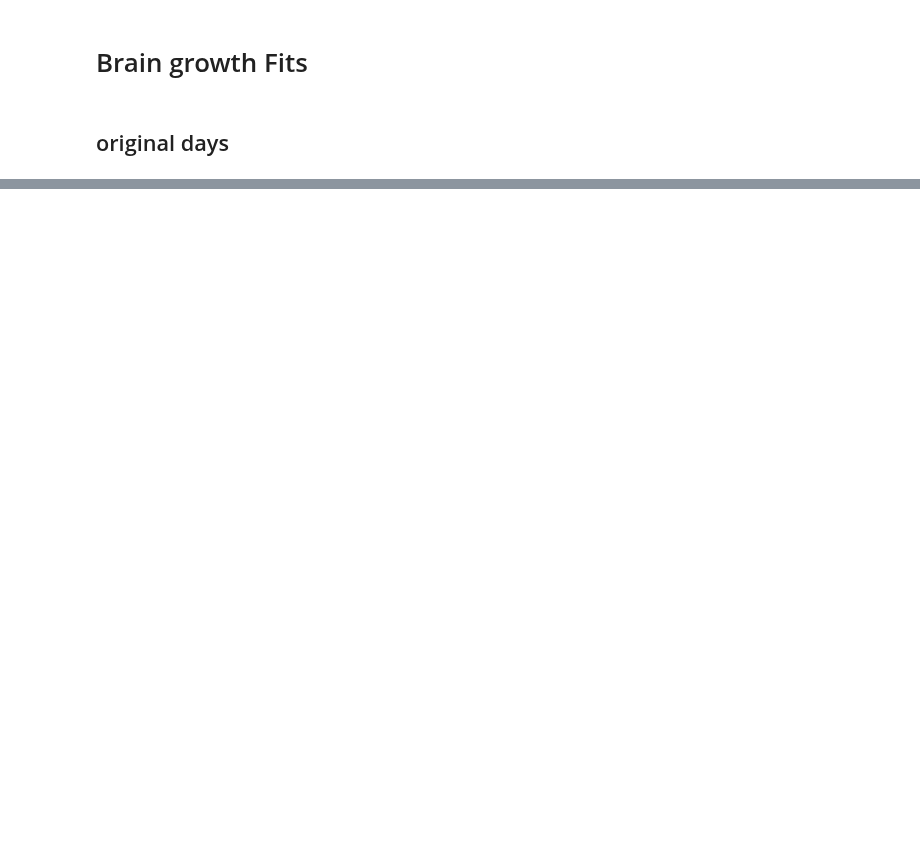
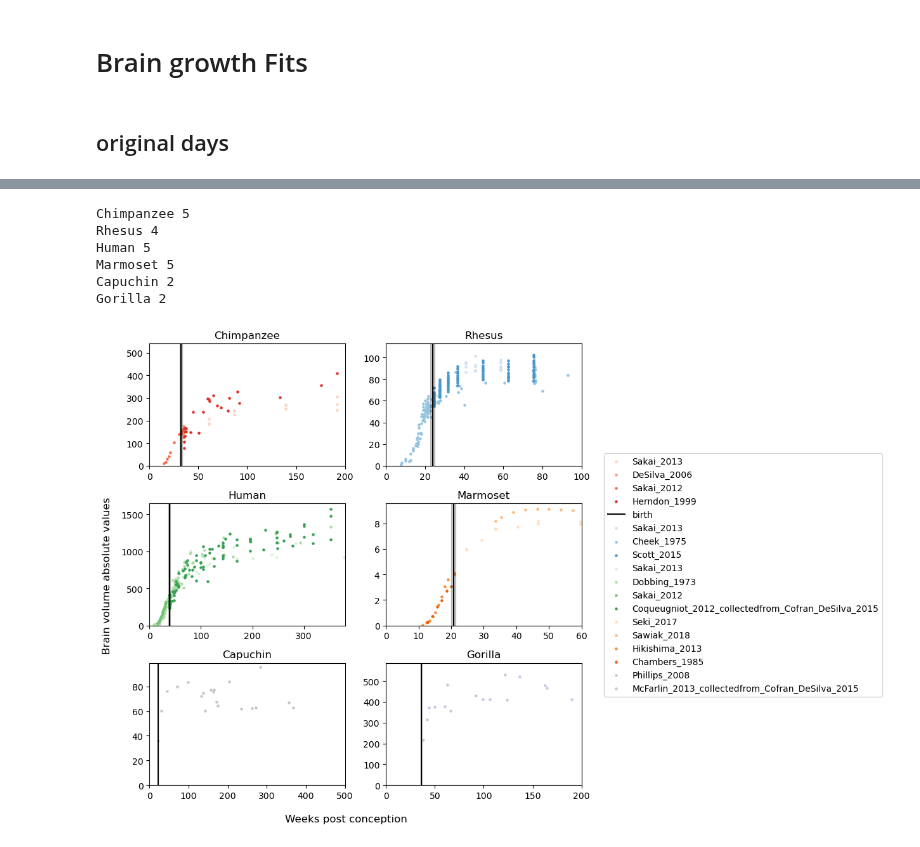
Before and after one commit to biagzi/altricial_brain_vocal_learning, a Jupyter notebook: code/Fig2A.ipynb, the cells around one changed output, grey strips where cells are left out. Saved outputs shown, nothing was run; the diff lists cells and outputs as text; code cells hidden in the pictures; blank space fills up the shorter version.

```diff
--- a/code/Fig2A.ipynb
+++ b/code/Fig2A.ipynb
@@ -114,0 +143,50 @@ Marmoset
+# %%
+FIT_VARIABLE = "weeks_post_conception"
+
+species_list = ['Chimpanzee', 'Rhesus', 'Human', 'Marmoset', 'Capuchin', 'Gorilla']
+i = 0
+j = 0
+fig, ax = plt.subplots(figsize = (8,8),nrows=3, ncols=2)
+
+for row in ax:
+    for col in row:
+        species = species_list[i]
+        df_species = df[(df.Species == species)]
+        num_origins = df_species["data_origin"].nunique()
+        print(species,num_origins)
+        shades = sns.color_palette(species_ordered_color[species], num_origins)
+        j=0
+        for data_origin in df_species["data_origin"].unique():
+            if data_origin != "Contour condition":
+                df_species_data = df_species[df_species.data_origin == data_origin]
+                col.scatter(df_species_data[FIT_VARIABLE],df_species_data["total_cm3"],
+                            color = shades[j],
+                            label = data_origin if data_origin != "Contour condition" else "", marker = 'o', s =5)
+                j+= 1
+        col.axvline(x = gestation_periods[species], color = "black",linestyle = '-',label="birth" if i == 0 else "")
+        col.axvspan(gestation_periods[species] - gestation_periods_sd[species], gestation_periods[species] + gestation_periods_sd[species], alpha=0.2, color='black')
+
+        col.set_title(species)
+        col.set_xlim(0,cut_period[species])
+        col.set_ylim(bottom=0)
+
+
+
+        i += 1
+
+
+fig.supxlabel('Weeks post conception')
+fig.supylabel('Brain volume absolute values')
+fig.legend(loc='center left', bbox_to_anchor=(1, 0.5))
+#fig.suptitle("Original data")
+fig.savefig("{0}/figs/2A_absolute.pdf".format(PYTHON_PATH),dpi = 800)
+plt.tight_layout()
+plt.show()
+# %% [output]
+Chimpanzee 5
+Rhesus 4
+Human 5
+Marmoset 5
+Capuchin 2
+Gorilla 2
+[figure, added]
```
Also changed, not shown: parts of 6 cells of this notebook, 1 other file.
